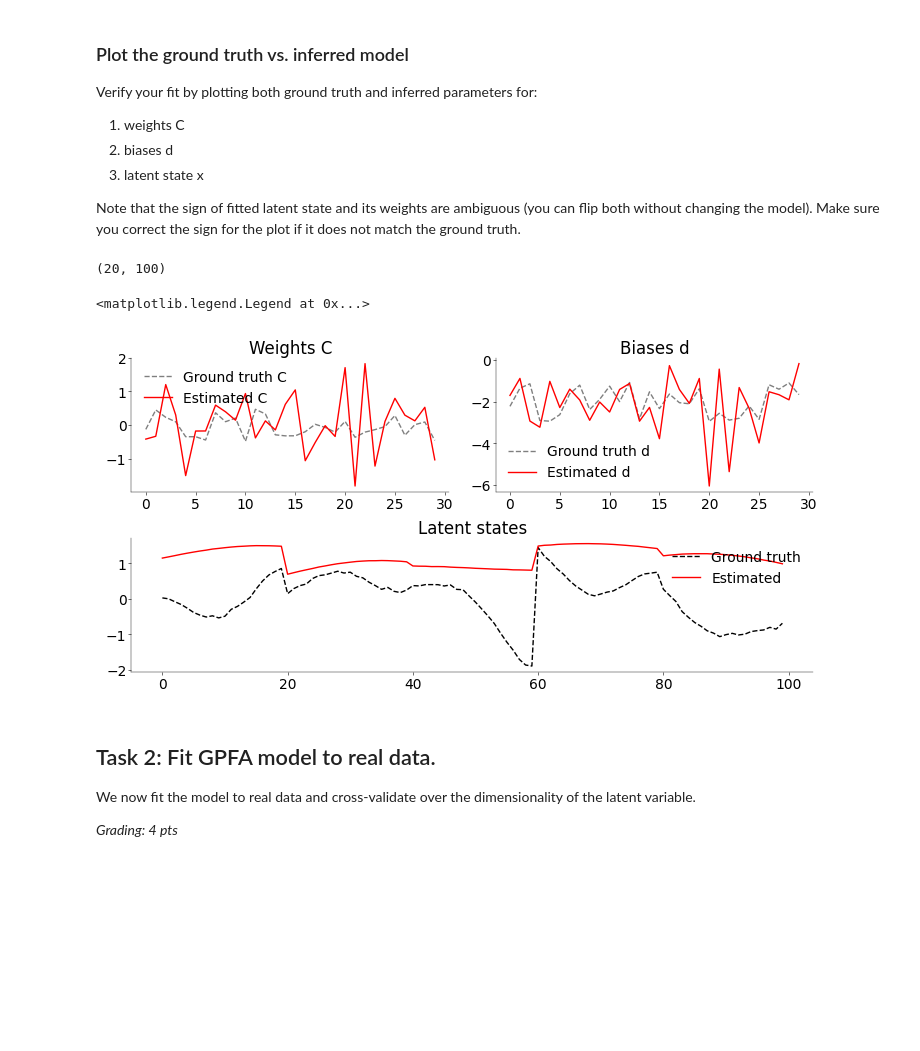
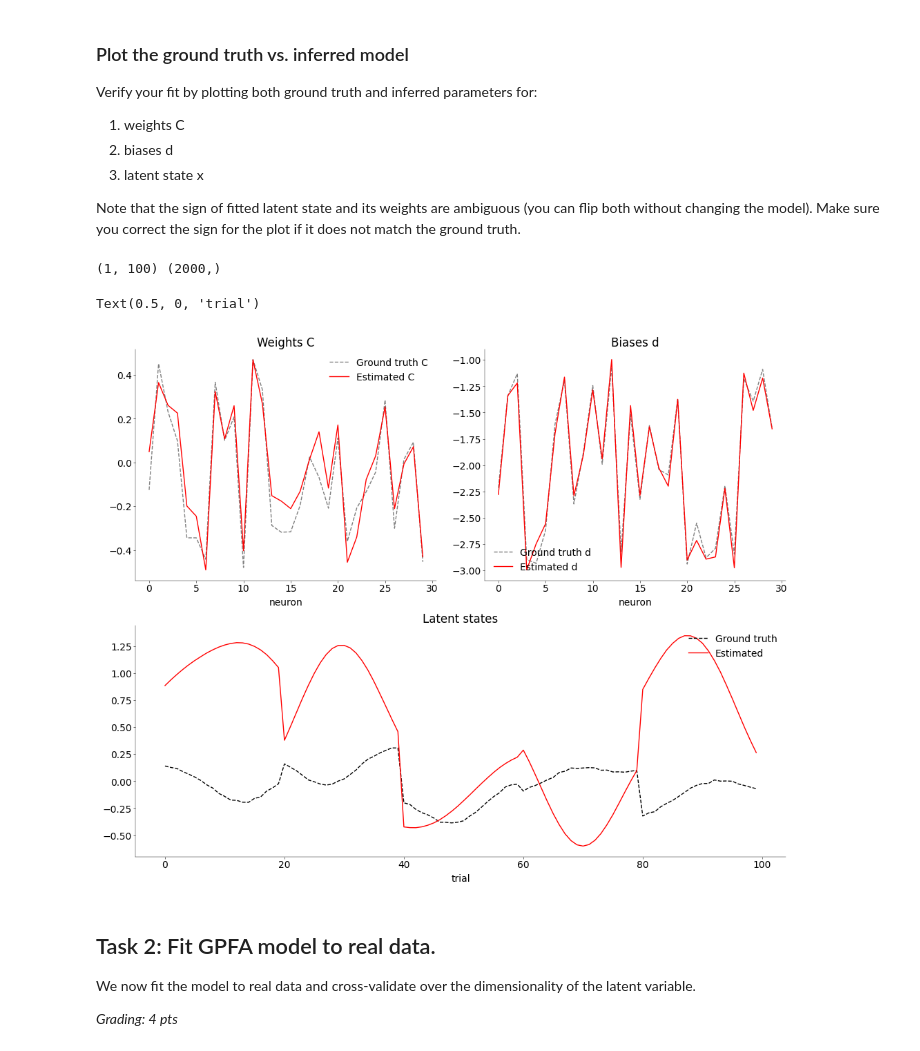
Before and after one commit to toniklenk/NeuralDataScience, a Jupyter notebook: notebooks/CodingLab6.ipynb, the cells around one changed output. Cells and saved outputs as stored; diff of their text form; code cells hidden in the pictures; blank space fills up the shorter version.

```diff
--- a/notebooks/CodingLab6.ipynb
+++ b/notebooks/CodingLab6.ipynb
@@ -187,10 +147,7 @@ Average firing rate per neuron in this dataset: 3.431 Hz.
 # -----------------------
 
 # Initialize parameters using Poisson-PC
-initial_params = util.initializeParams(
-    xdim=xdim,
-    ydim=ydim,
-)
+initial_params = util.initializeParams(xdim=xdim, ydim=ydim, experiment=training_set)
 
 # choose sensible parameters and run fit
 fitToy = engine.PPGPFAfit(training_set, initial_params, xdim=xdim)
@@ -237,38 +194,44 @@ Note that the sign of fitted latent state and its weights are ambiguous (you can
 # All trials latent state vector
 x_est = allTrialsState(fitToy, 1)
 x_true = allTrialsX(training_set)
-x_true = x_true.reshape(-1, 100)
+print(x_est.shape, x_true.shape)  # (xdim, n_bins)
+x_true = x_true.reshape(-1, 100)  # (n_trials, T)
+# print(x_est.shape, x_true.shape)
+# %% [output]
+(1, 100) (2000,)
-# %%
-x_true.shape
-# %% [output]
-(20, 100)
 # %%
 # ------------------------------------------------------
 # Plot ground truth vs. inferred model
 # Plot the weights `C`, biases `d` and latent states (2 pts)
 # ------------------------------------------------------
 # add plot
-fig, ax = plt.subplot_mosaic([["C", "d"], ["latent", "latent"]])
+fig, ax = plt.subplot_mosaic([["C", "d"], ["latent", "latent"]], figsize=(10, 8))
 # For d & C consider also plotting the optimal weights as a dotted line for reference
 # optimal C and d are
 # ground truth parameters as dotted lines
 ax["C"].set_title("Weights C")
 ax["C"].plot(training_set.params["C"], "k--", label="Ground truth C", alpha=0.5)
 ax["C"].plot(fitToy.optimParams["C"], "r", label="Estimated C")
-ax["C"].legend(loc="upper left")
+# ax["C"].plot(initial_params["C"], "b", label="Initial C", alpha=0.2)
+ax["C"].legend(loc="upper right")
+ax["C"].set_xlabel("neuron")
+
 ax["d"].set_title("Biases d")
 ax["d"].plot(training_set.params["d"], "k--", label="Ground truth d", alpha=0.5)
 ax["d"].plot(fitToy.optimParams["d"], "r", label="Estimated d")
 ax["d"].legend(loc="lower left")
+ax["d"].set_xlabel("neuron")
+
 ax["latent"].set_title("Latent states")
-ax["latent"].plot(-1 * x_true[-1, :], "k--", label="Ground truth")
-ax["latent"].plot(x_est.flatten(), "r", label="Estimated")
+ax["latent"].plot(x_true.mean(axis=0), "k--", label="Ground truth")
+ax["latent"].plot((-1) * x_est.flatten(), "r", label="Estimated")
 ax["latent"].legend(loc="upper right")
+ax["latent"].set_xlabel("trial")
 # For the latent states consider seperating each trial by a vertical line
 # plot only for a subset of trials
 # %% [output]
-<matplotlib.legend.Legend at 0x...>
+Text(0.5, 0, 'trial')
-[figure, old version]
+[figure, new version]
 # %% [markdown]
 ## Task 2: Fit GPFA model to real data.
 
```
Also changed, not shown: parts of 4 cells of this notebook.
